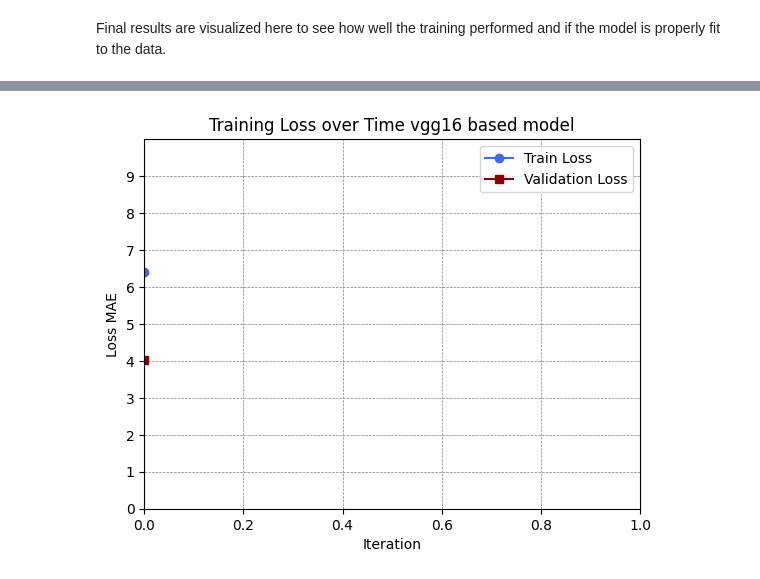
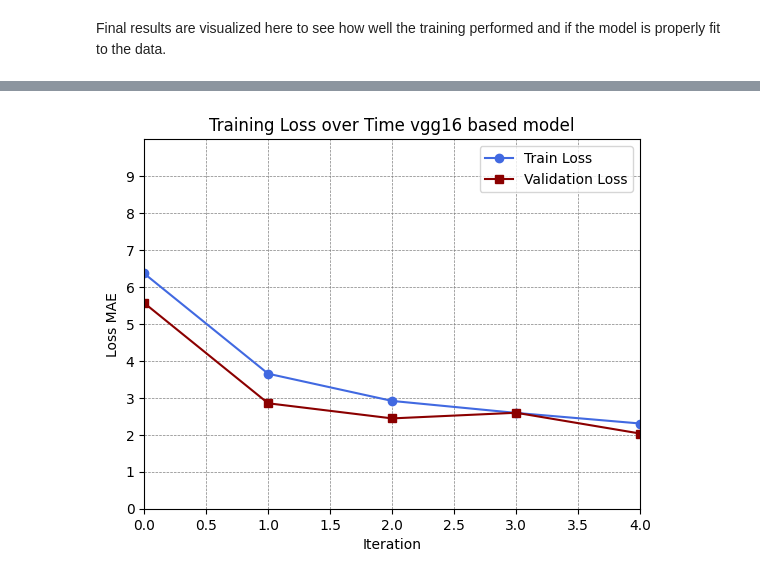
Before and after one commit to TPdkr/thesis, a Jupyter notebook: src/zhu_model.ipynb, the cells around one changed output, grey strips where cells are left out. Drawn from its saved outputs; the diff is of its cells as text; code cells hidden in the pictures.

Commit message:
ran the code for 5 epochs

```diff
--- a/src/zhu_model.ipynb
+++ b/src/zhu_model.ipynb
@@ -346,7 +343,7 @@ model_vgg16_zhu = SimpleModel().to(DEVICE)
 # Create the optimizer
 optimizer = torch.optim.Adam(model_vgg16_zhu.parameters(), lr=0.001, eps=1.0)
 # Epcohs number to train
-epochs = 1
+epochs = 5
 dataloader = kittty_dataloader
 # %%
 #train_loss, true_d, pred_d = run_epoch(model_vgg16_zhu, dataloader, optimizer, loss_fn, train=True, epoch=f"Initial run")
@@ -372,18 +369,18 @@ Final test error: 4.0247;
 # %%
 train_error_np = np.array(train_error)
 test_error_np = np.array(test_error)
 
 plt.plot(train_error_np, label="Train Loss", color="royalblue", marker='o')
 plt.plot(test_error_np, label="Validation Loss", color="darkred", marker='s')
 plt.xlabel("Iteration")
 plt.ylabel("Loss MAE")
 plt.ylim(0, 10)
-plt.xlim(0, len(train_error_np))
+plt.xlim(0, len(train_error_np)-1)
 plt.yticks(np.arange(0, 10, 1))
 plt.title("Training Loss over Time vgg16 based model")
 plt.grid(color='gray', linestyle='--', linewidth=0.5)
 plt.legend()
 plt.savefig("../visualizations/loss_plot_vgg16.png")
 plt.show()
 # %% [output]
-[figure, old version]
+[figure, new version]
```
Also changed, not shown: parts of 4 cells of this notebook.
